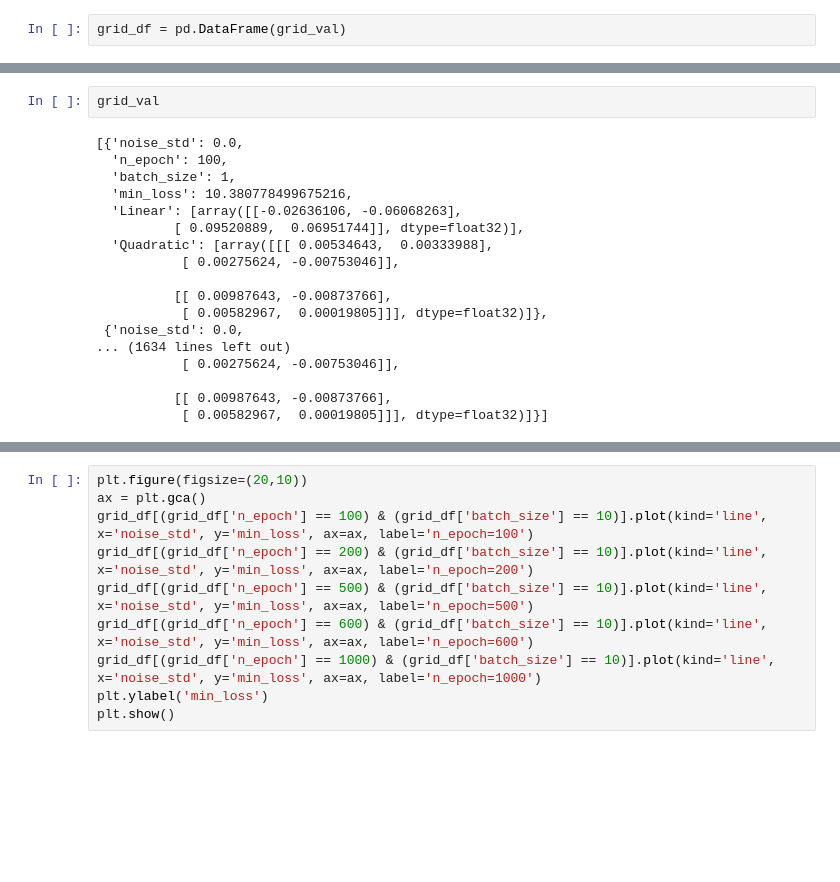
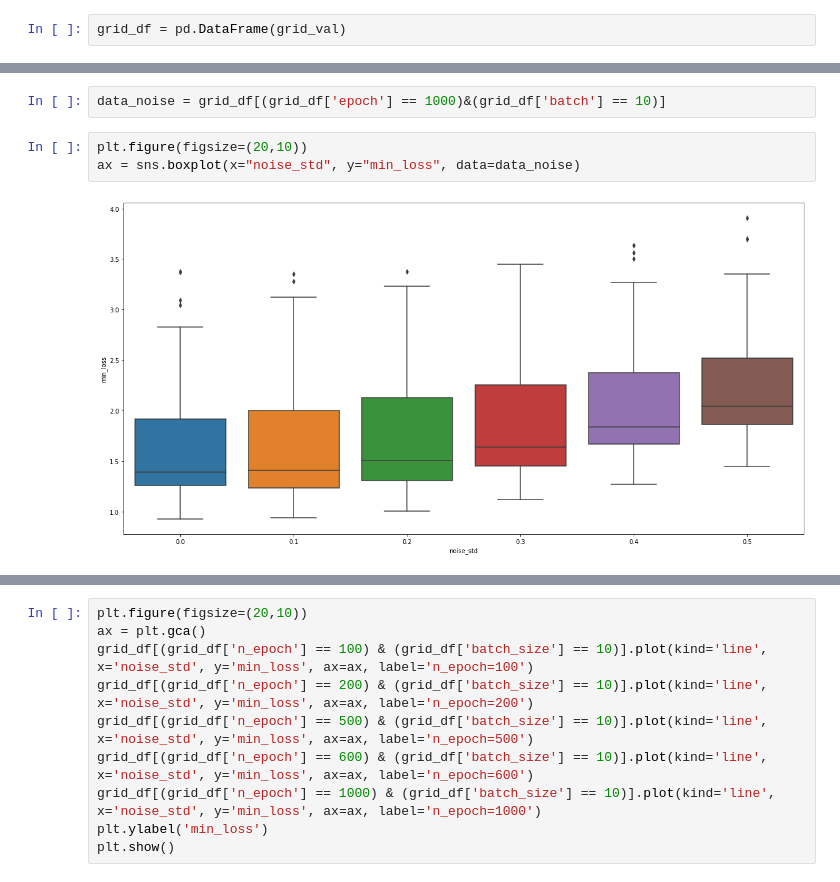
Before and after one commit to KennethThNg/Semester-project-dynamical-system-learning, a Jupyter notebook: NoiseODETestLayer.ipynb, the cells around one changed output, grey strips where cells are left out. Drawn from its saved outputs; the diff is of its cells as text; blank space fills up the shorter version.

```diff
--- a/NoiseODETestLayer.ipynb
+++ b/NoiseODETestLayer.ipynb
@@ -442,21 +422,8 @@ grid_df
 2160 rows × 6 columns
-# %%
-grid_val
-# %% [output]
-[{'noise_std': 0.0,
-  'n_epoch': 100,
-  'batch_size': 1,
-  'min_loss': 10.380778499675216,
-  'Linear': [array([[-0.02636106, -0.06068263],
-          [ 0.09520889,  0.06951744]], dtype=float32)],
-  'Quadratic': [array([[[ 0.00534643,  0.00333988],
-           [ 0.00275624, -0.00753046]],
-
-          [[ 0.00987643, -0.00873766],
-           [ 0.00582967,  0.00019805]]], dtype=float32)]},
- {'noise_std': 0.0,
-... (1634 lines left out)
-           [ 0.00275624, -0.00753046]],
-
-          [[ 0.00987643, -0.00873766],
-           [ 0.00582967,  0.00019805]]], dtype=float32)]}]
+# %%
+data_noise = grid_df[(grid_df['epoch'] == 1000)&(grid_df['batch'] == 10)]
+# %%
+plt.figure(figsize=(20,10))
+ax = sns.boxplot(x="noise_std", y="min_loss", data=data_noise)
+# %% [output]
+[figure, added]
```
Also changed, not shown: parts of 13 cells of this notebook.
